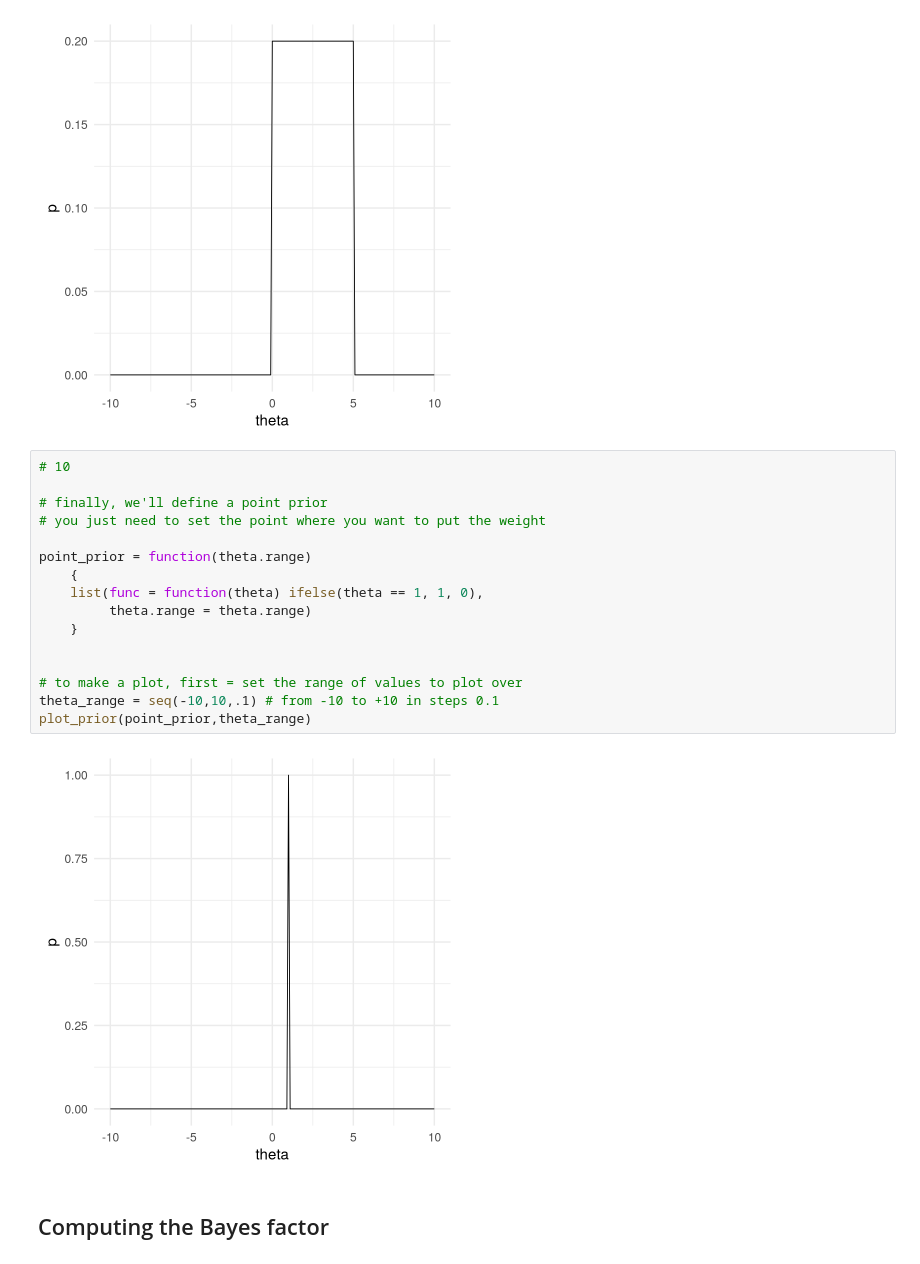
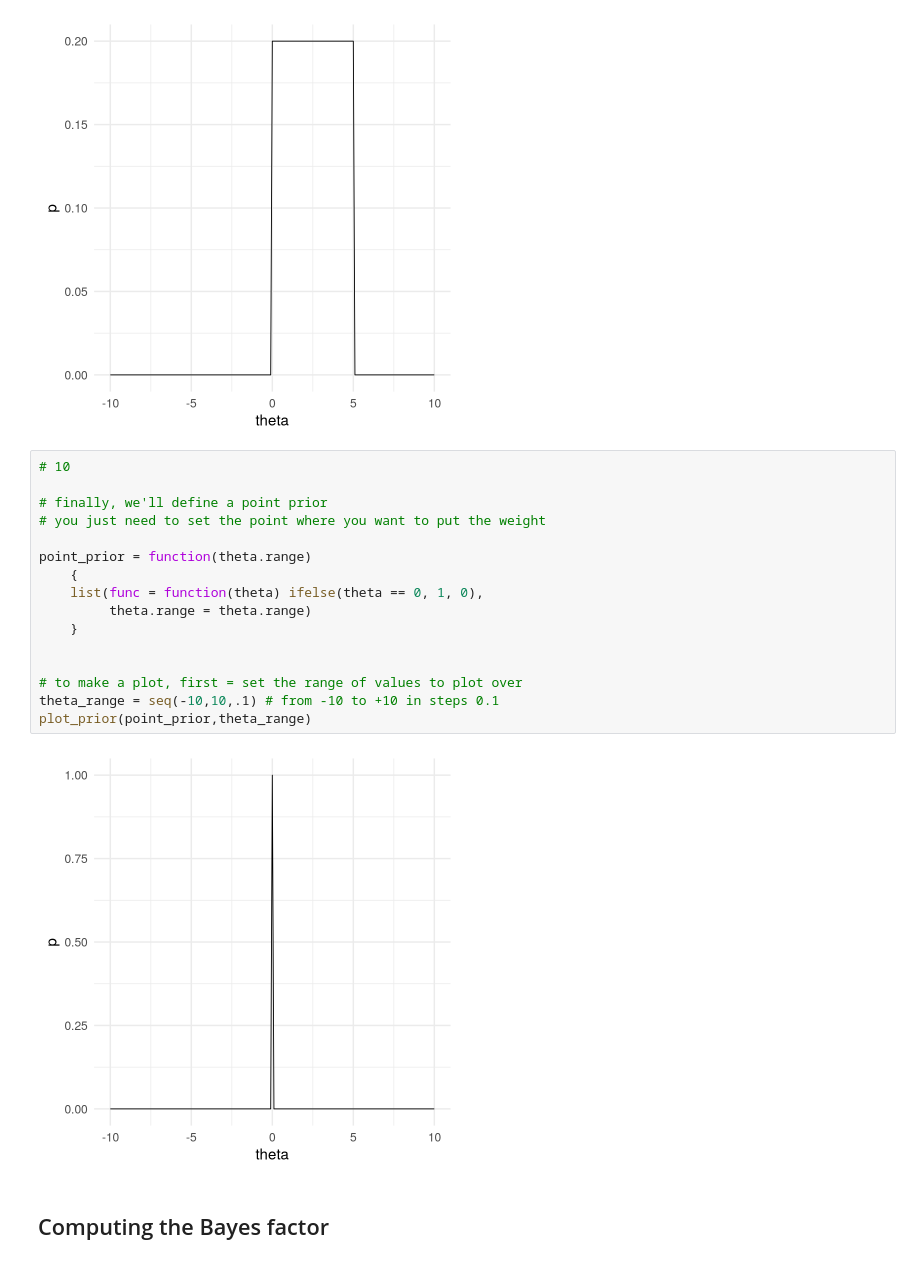
Before and after one commit to ljcolling/arm-bayes-2020, a Jupyter notebook: bayesplay_guide.ipynb, the cells around one changed output. Drawn from its saved outputs; the diff is of its cells as text.

```diff
--- a/bayesplay_guide.ipynb
+++ b/bayesplay_guide.ipynb
@@ -177,21 +177,21 @@ plot_prior(uniform_prior,theta_range)
 # %%
 # 10
 
 # finally, we'll define a point prior
 # you just need to set the point where you want to put the weight
 
 point_prior = function(theta.range)
     {
-    list(func = function(theta) ifelse(theta == 1, 1, 0),
+    list(func = function(theta) ifelse(theta == 0, 1, 0),
          theta.range = theta.range)
     }
 
 
 # to make a plot, first = set the range of values to plot over
 theta_range = seq(-10,10,.1) # from -10 to +10 in steps 0.1
 plot_prior(point_prior,theta_range)
 # %% [output]
-[figure, old version]
+[figure, new version]
 # %% [markdown]
 ## Computing the Bayes factor
 # %% [markdown]
```
Also changed, not shown: 4 other files.
